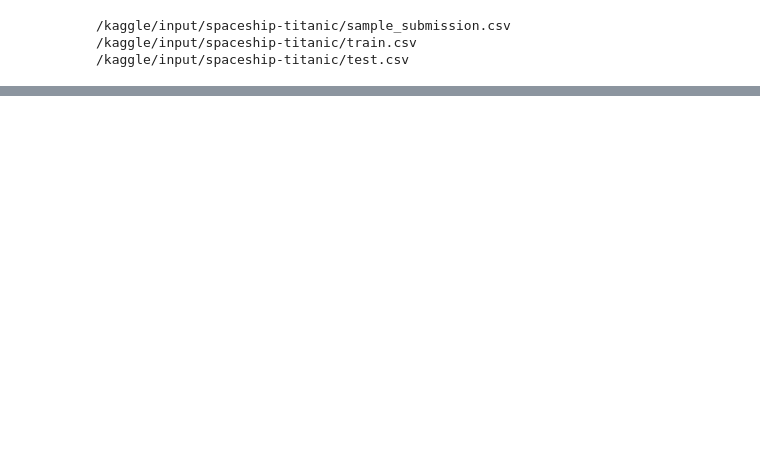
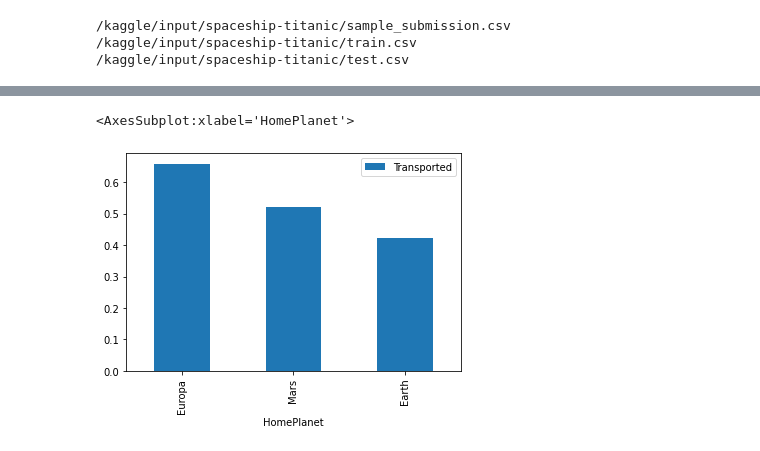
Before and after one commit to sinjy1203/kaggle_MyNotebook, a Jupyter notebook: spaceshiptitanic-binaryclassification-1.ipynb, the cells around one changed output, grey strips where cells are left out. Saved outputs shown, nothing was run; the diff lists cells and outputs as text; code cells hidden in the pictures; blank space fills up the shorter version.

```diff
--- a/spaceshiptitanic-binaryclassification-1.ipynb
+++ b/spaceshiptitanic-binaryclassification-1.ipynb
@@ -57,0 +205,5 @@ print(3)
+# %%
+train[['HomePlanet', 'Transported']].groupby('HomePlanet').mean().sort_values('Transported', ascending=False).plot.bar()
+# %% [output]
+<AxesSubplot:xlabel='HomePlanet'>
+[figure, added]
```
Also changed, not shown: parts of 20 cells of this notebook.
